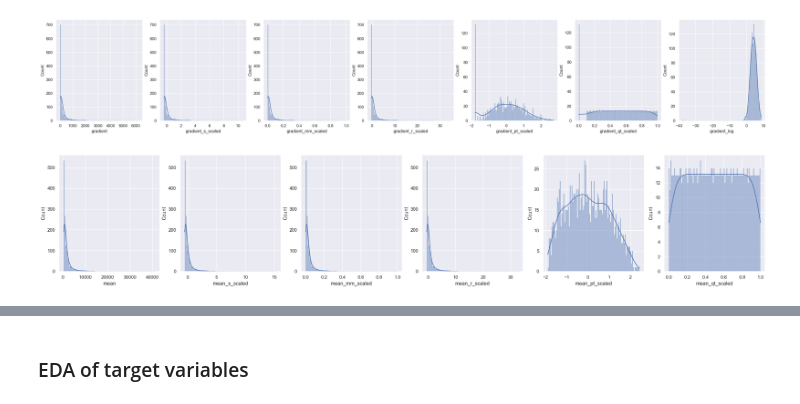
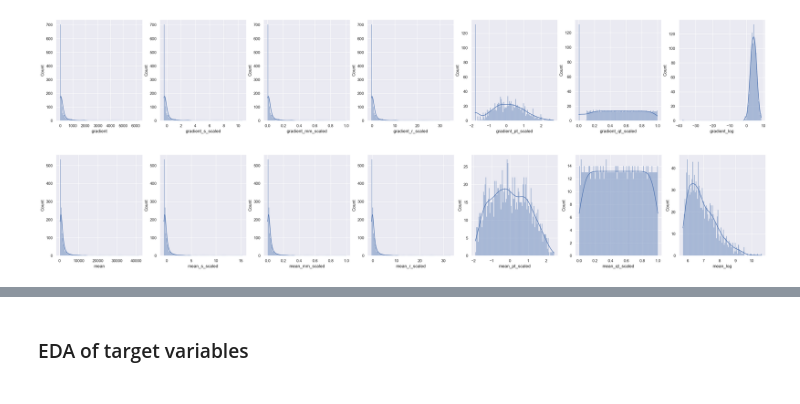
Before and after one commit to xeonkai/news_matching, a Jupyter notebook: traction-analytics/traction_analytics.ipynb, the cells around one changed output, grey strips where cells are left out. Saved outputs shown, nothing was run; the diff lists cells and outputs as text; code cells hidden in the pictures.

Commit message:
log graphs

```diff
--- a/traction-analytics/traction_analytics.ipynb
+++ b/traction-analytics/traction_analytics.ipynb
@@ -390,16 +390,17 @@ plt.show()
 # %%
 # plotting the distribution of mean  and scaled means for each article on multi plot
 
-fig, ax = plt.subplots(1, 6, figsize=(30,5))
+fig, ax = plt.subplots(1, 7, figsize=(35,5))
 sns.histplot(data=df_labelled, x='mean', bins=100, kde=True, ax=ax[0])
 sns.histplot(data=df_labelled, x='mean_s_scaled', bins=100, kde=True, ax=ax[1])
 sns.histplot(data=df_labelled, x='mean_mm_scaled', bins=100, kde=True, ax=ax[2])
 sns.histplot(data=df_labelled, x='mean_r_scaled', bins=100, kde=True, ax=ax[3])
 sns.histplot(data=df_labelled, x='mean_pt_scaled', bins=100, kde=True, ax=ax[4])
 sns.histplot(data=df_labelled, x='mean_qt_scaled', bins=100, kde=True, ax=ax[5])
+sns.histplot(data=df_labelled, x='mean_log', bins=100, kde=True, ax=ax[6])
 plt.show()
 # %% [output]
-[figure, old version]
+[figure, new version]
 # %%
 df_labelled.head()
 # %% [output]
```
